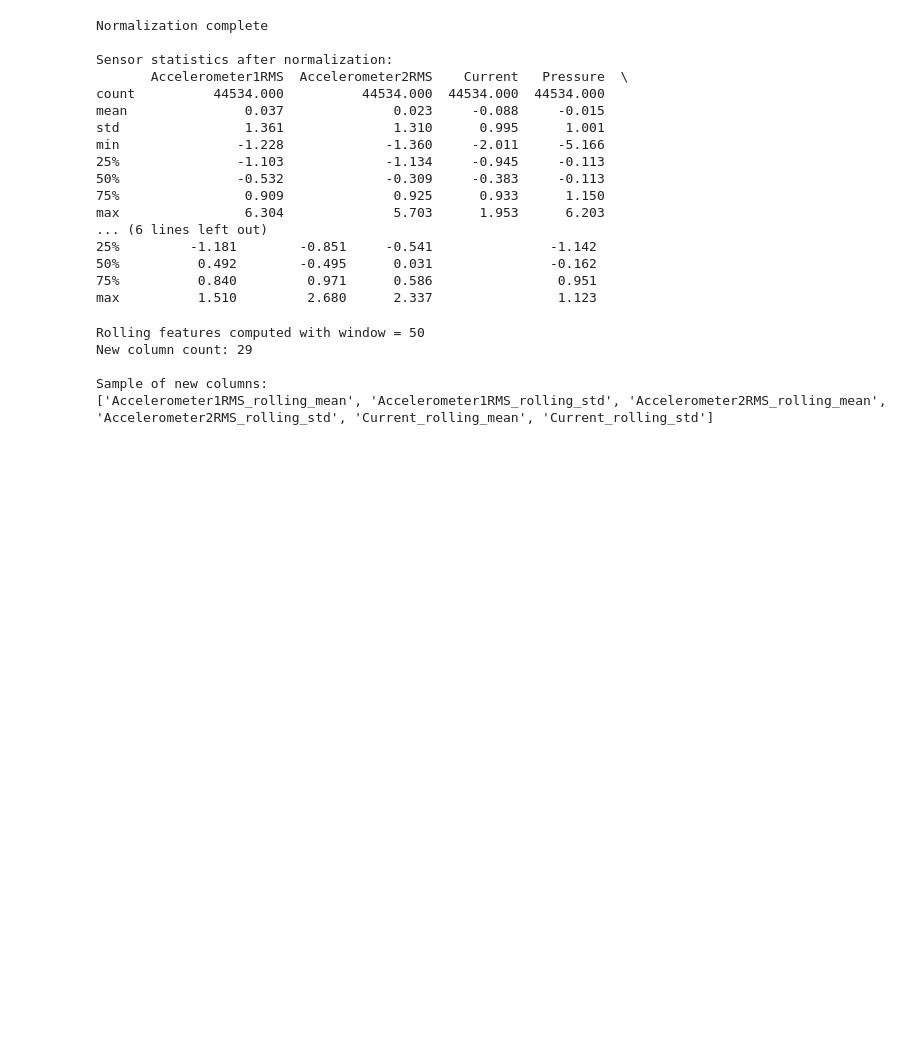
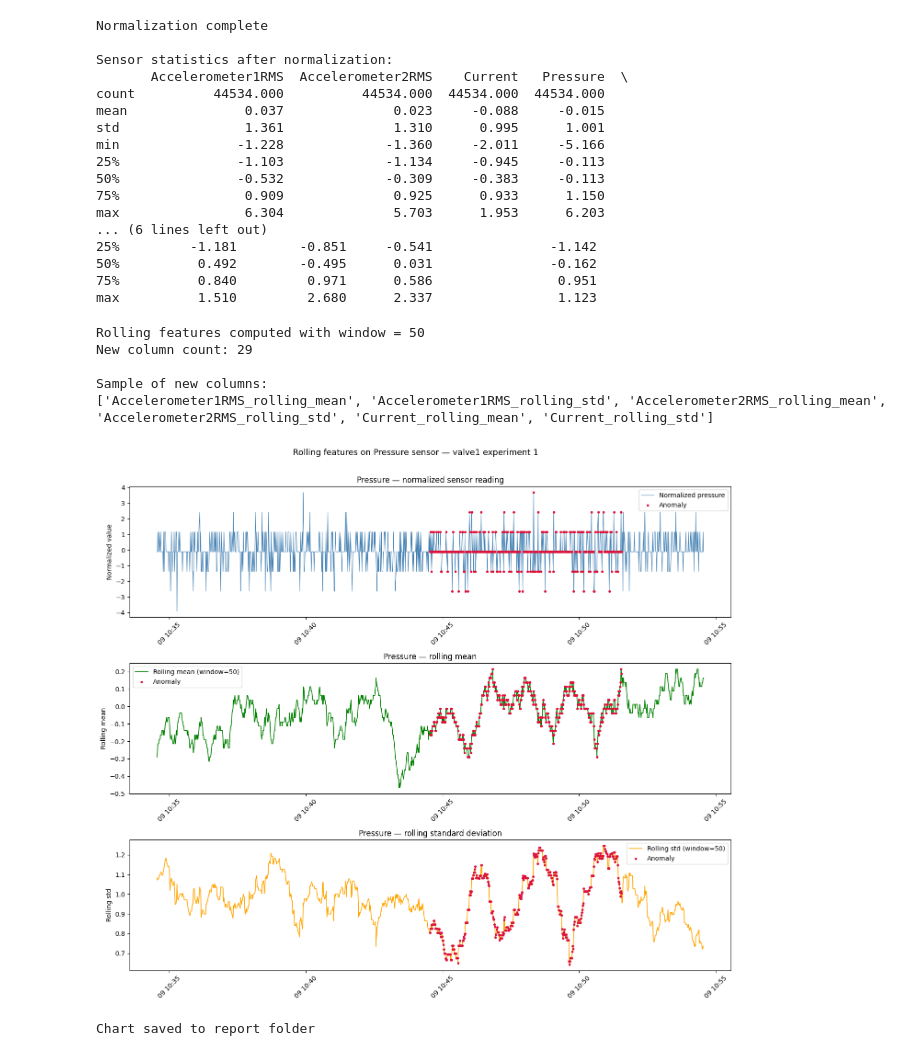
Before and after one commit to solankilata/satellite-anomaly-detection, a Jupyter notebook: notebooks/02_preprocessing.ipynb, the cells around one changed output. Saved outputs shown, nothing was run; the diff lists cells and outputs as text; code cells hidden in the pictures; blank space fills up the shorter version.

```diff
--- a/notebooks/02_preprocessing.ipynb
+++ b/notebooks/02_preprocessing.ipynb
@@ -107,3 +107,48 @@ New column count: 29
 
 Sample of new columns:
 ['Accelerometer1RMS_rolling_mean', 'Accelerometer1RMS_rolling_std', 'Accelerometer2RMS_rolling_mean', 'Accelerometer2RMS_rolling_std', 'Current_rolling_mean', 'Current_rolling_std']
+# %%
+sample = combined_df[combined_df['filename'] == '1.csv'][
+    combined_df['anomaly_source'] == 'valve1'].copy()
+
+fig, axes = plt.subplots(3, 1, figsize=(14, 12))
+
+axes[0].plot(sample['datetime'], sample['Pressure'],
+             color='steelblue', linewidth=0.8, label='Normalized pressure')
+anomaly_pts = sample[sample['anomaly'] == 1.0]
+axes[0].scatter(anomaly_pts['datetime'], anomaly_pts['Pressure'],
+                color='crimson', s=8, zorder=5, label='Anomaly')
+axes[0].set_title('Pressure — normalized sensor reading')
+axes[0].set_ylabel('Normalized value')
+axes[0].legend()
+axes[0].tick_params(axis='x', rotation=45)
+
+axes[1].plot(sample['datetime'], sample['Pressure_rolling_mean'],
+             color='green', linewidth=1.2, label='Rolling mean (window=50)')
+axes[1].scatter(anomaly_pts['datetime'],
+                anomaly_pts['Pressure_rolling_mean'],
+                color='crimson', s=8, zorder=5, label='Anomaly')
+axes[1].set_title('Pressure — rolling mean')
+axes[1].set_ylabel('Rolling mean')
+axes[1].legend()
+axes[1].tick_params(axis='x', rotation=45)
+
+axes[2].plot(sample['datetime'], sample['Pressure_rolling_std'],
+             color='orange', linewidth=1.2, label='Rolling std (window=50)')
+axes[2].scatter(anomaly_pts['datetime'],
+                anomaly_pts['Pressure_rolling_std'],
+                color='crimson', s=8, zorder=5, label='Anomaly')
+axes[2].set_title('Pressure — rolling standard deviation')
+axes[2].set_ylabel('Rolling std')
+axes[2].legend()
+axes[2].tick_params(axis='x', rotation=45)
+
+plt.suptitle('Rolling features on Pressure sensor — valve1 experiment 1',
+             fontsize=13, y=1.01)
+plt.tight_layout()
+plt.savefig('../report/rolling_features.png', dpi=150, bbox_inches='tight')
+plt.show()
+print("Chart saved to report folder")
+# %% [output]
+[figure, added]
+Chart saved to report folder
```
Also changed, not shown: parts of 2 cells of this notebook.
